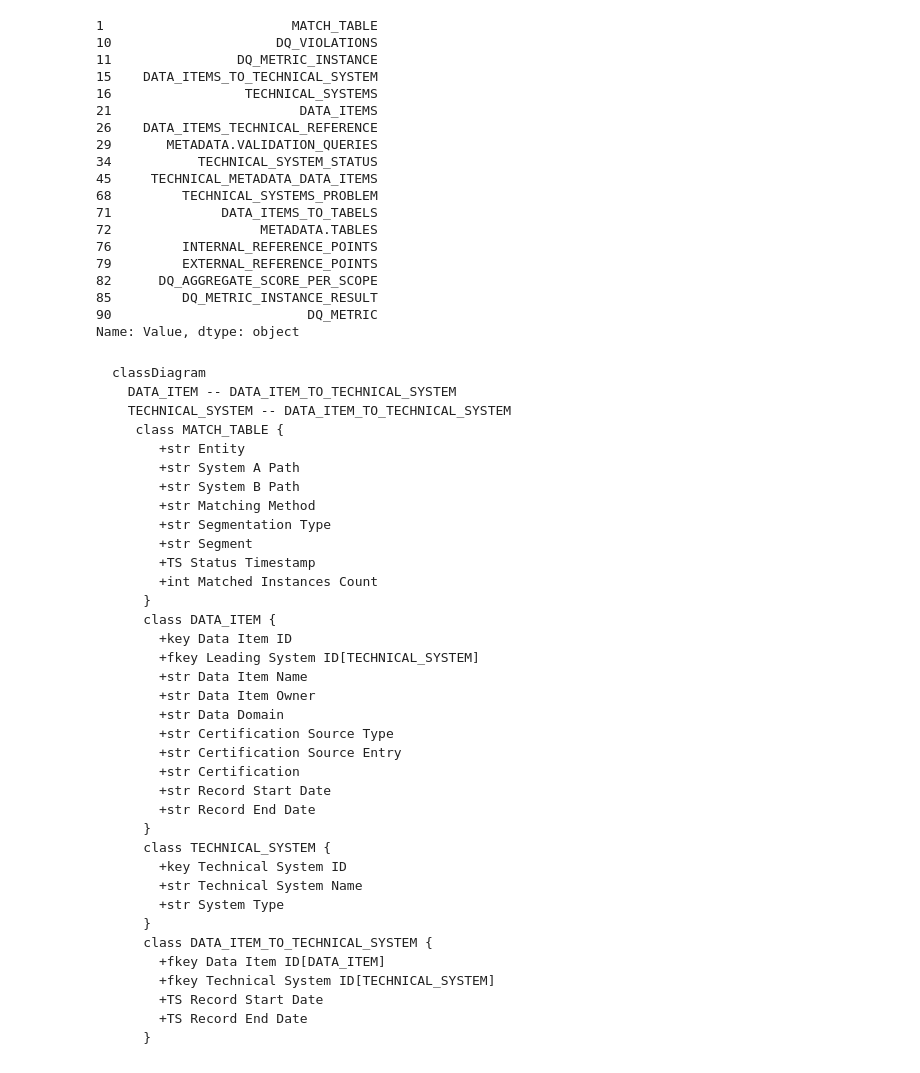
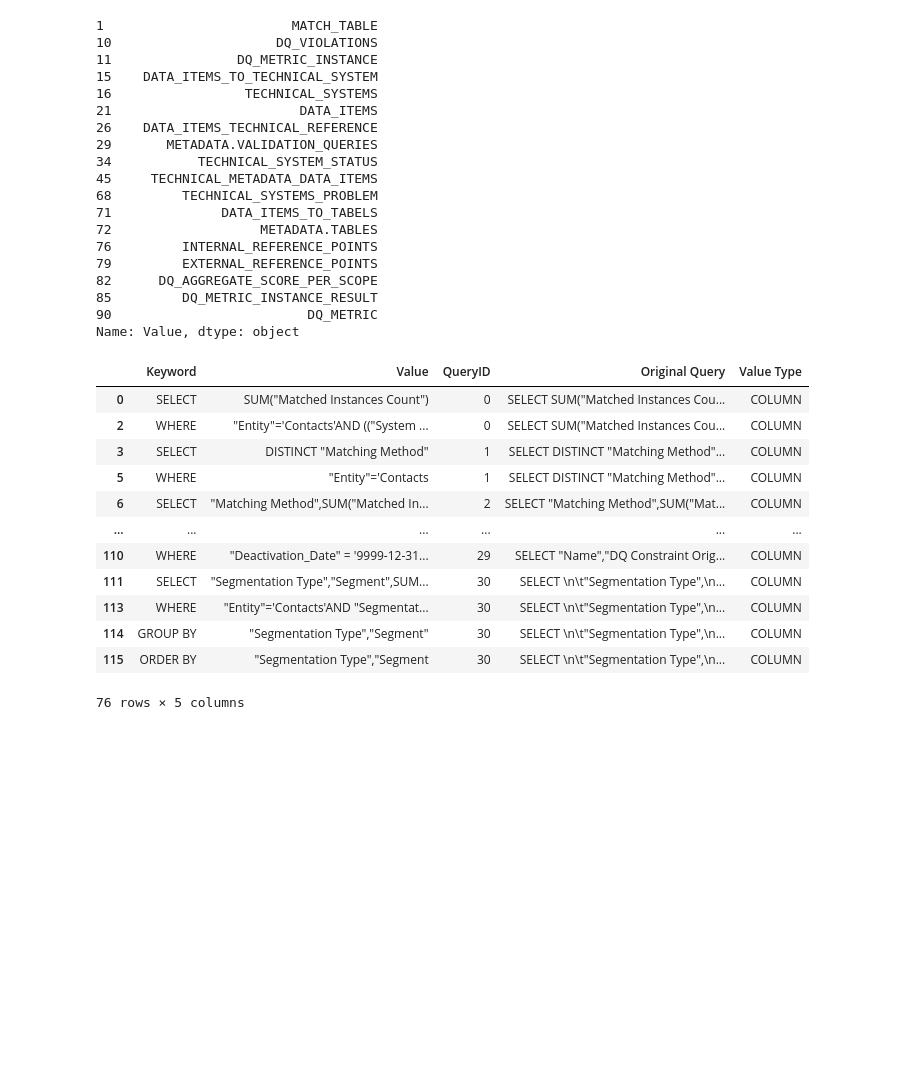
Before and after one commit to janlucasdeinhard/pyfiles, a Jupyter notebook: 16_PROJECT_SHS/UML Visualization.ipynb, the cells around one changed output. Drawn from its saved outputs; the diff is of its cells as text; code cells hidden in the pictures; blank space fills up the shorter version.

````diff
--- a/16_PROJECT_SHS/UML Visualization.ipynb
+++ b/16_PROJECT_SHS/UML Visualization.ipynb
@@ -133,42 +133,19 @@ df[df['Value Type']=='TABLE']['Value'].drop_duplicates()
 85         DQ_METRIC_INSTANCE_RESULT
 90                         DQ_METRIC
 Name: Value, dtype: object
-# %% [markdown]
-```mermaid
-classDiagram
-  DATA_ITEM -- DATA_ITEM_TO_TECHNICAL_SYSTEM
-  TECHNICAL_SYSTEM -- DATA_ITEM_TO_TECHNICAL_SYSTEM
-   class MATCH_TABLE {
-      +str Entity
-      +str System A Path
-      +str System B Path
-      +str Matching Method
-      +str Segmentation Type
-      +str Segment
-      +TS Status Timestamp
-      +int Matched Instances Count
-    }
-    class DATA_ITEM {
-      +key Data Item ID
-      +fkey Leading System ID[TECHNICAL_SYSTEM]
-      +str Data Item Name
-      +str Data Item Owner
-      +str Data Domain
-      +str Certification Source Type
-      +str Certification Source Entry
-      +str Certification
-      +str Record Start Date
-      +str Record End Date
-    }
-    class TECHNICAL_SYSTEM {
-      +key Technical System ID
-      +str Technical System Name
-      +str System Type
-    }
-    class DATA_ITEM_TO_TECHNICAL_SYSTEM {
-      +fkey Data Item ID[DATA_ITEM]
-      +fkey Technical System ID[TECHNICAL_SYSTEM]
-      +TS Record Start Date
-      +TS Record End Date
-    }
-```
+# %%
+df[df['Value Type']=='COLUMN']#['Value'].drop_duplicates()
+# %% [output]
+|  | Keyword | Value | QueryID | Original Query | Value Type |
+| 0 | SELECT | SUM("Matched Instances Count") | 0 | SELECT SUM("Matched Instances Cou... | COLUMN |
+| 2 | WHERE | "Entity"='Contacts'AND (("System ... | 0 | SELECT SUM("Matched Instances Cou... | COLUMN |
+| 3 | SELECT | DISTINCT "Matching Method" | 1 | SELECT DISTINCT "Matching Method"... | COLUMN |
+| 5 | WHERE | "Entity"='Contacts | 1 | SELECT DISTINCT "Matching Method"... | COLUMN |
+| 6 | SELECT | "Matching Method",SUM("Matched In... | 2 | SELECT "Matching Method",SUM("Mat... | COLUMN |
+| ... | ... | ... | ... | ... | ... |
+| 110 | WHERE | "Deactivation_Date" = '9999-12-31... | 29 | SELECT "Name","DQ Constraint Orig... | COLUMN |
+| 111 | SELECT | "Segmentation Type","Segment",SUM... | 30 | SELECT \n\t"Segmentation Type",\n... | COLUMN |
+| 113 | WHERE | "Entity"='Contacts'AND "Segmentat... | 30 | SELECT \n\t"Segmentation Type",\n... | COLUMN |
+| 114 | GROUP BY | "Segmentation Type","Segment" | 30 | SELECT \n\t"Segmentation Type",\n... | COLUMN |
+| 115 | ORDER BY | "Segmentation Type","Segment | 30 | SELECT \n\t"Segmentation Type",\n... | COLUMN |
+76 rows × 5 columns
````
Also changed, not shown: parts of 1 cell of this notebook, 1 other file.
